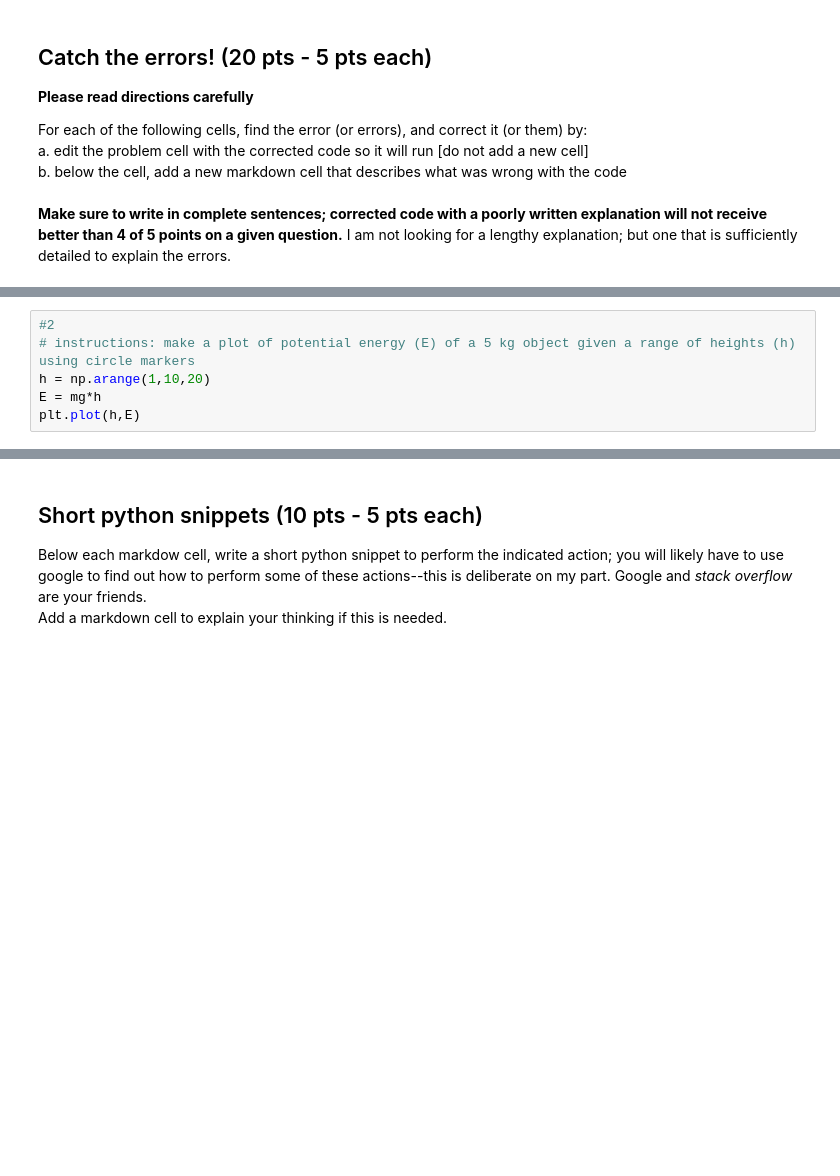
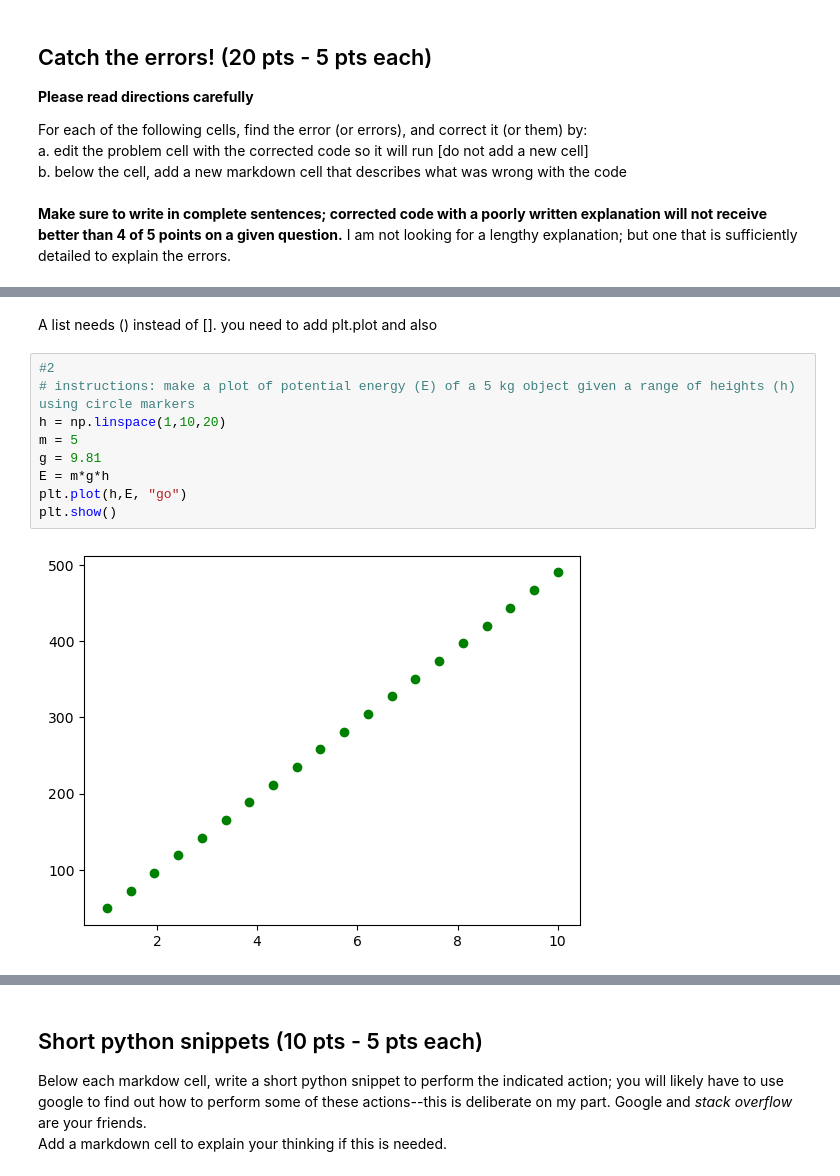
Before and after one commit to LDeGroot-Wooster/CompPhys26, a Jupyter notebook: Labs/LabAssignment4_S26.ipynb, the cells around one changed output, grey strips where cells are left out. Drawn from its saved outputs; the diff is of its cells as text; blank space fills up the shorter version.

```diff
--- a/Labs/LabAssignment4_S26.ipynb
+++ b/Labs/LabAssignment4_S26.ipynb
@@ -25,6 +31,13 @@ plot(x)
+# %% [markdown]
+A list needs () instead of []. you need to add plt.plot and also
 # %%
 #2
 # instructions: make a plot of potential energy (E) of a 5 kg object given a range of heights (h) using circle markers
-h = np.arange(1,10,20)
-E = mg*h
-plt.plot(h,E)
+h = np.linspace(1,10,20)
+m = 5
+g = 9.81
+E = m*g*h
+plt.plot(h,E, "go")
+plt.show()
+# %% [output]
+[figure, added]
```
Also changed, not shown: parts of 16 cells of this notebook.
